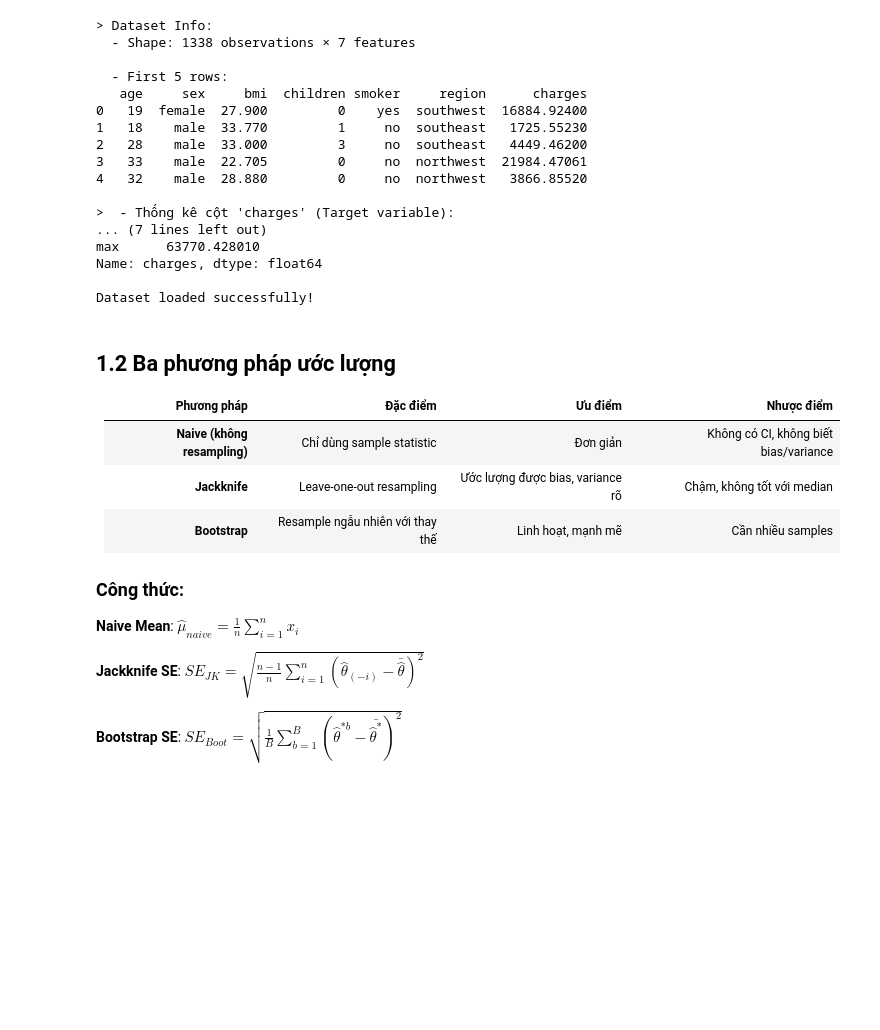
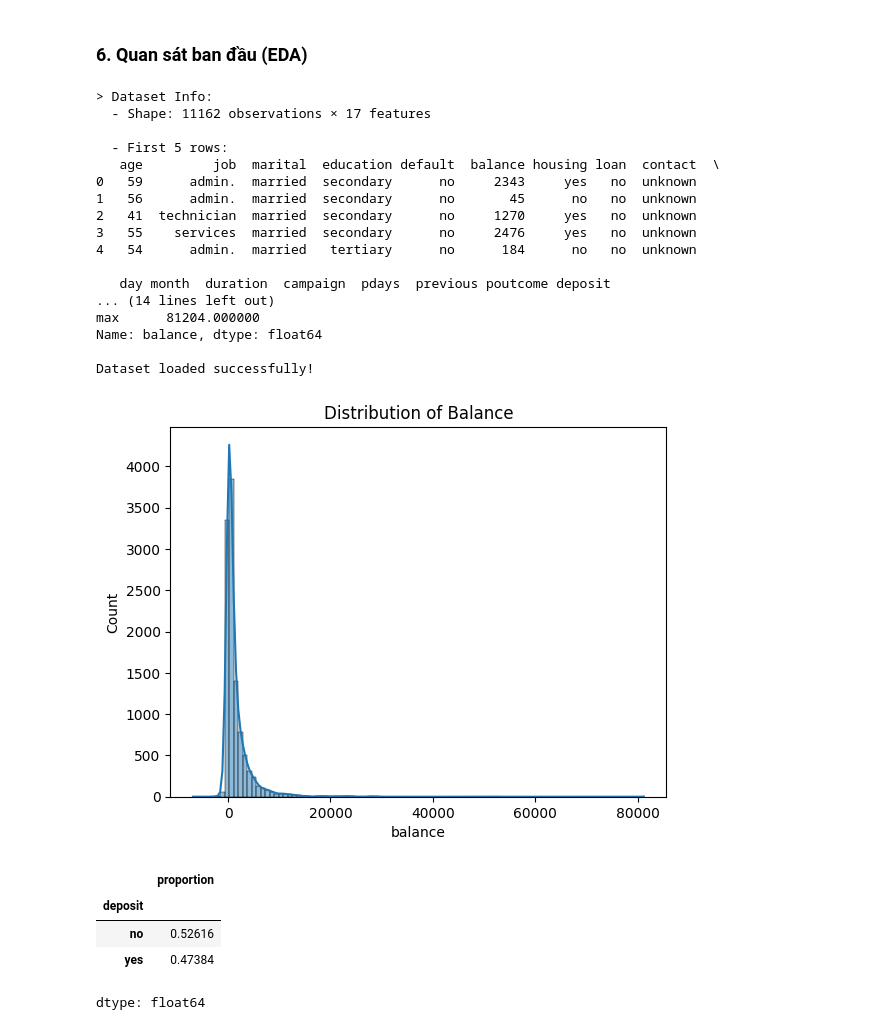
Before and after one commit to Bubusr/MSA-Resampling-Methods, a Jupyter notebook: experiments/1_Estimation_Lab.ipynb, the cells around one changed output. Cells and saved outputs as stored; diff of their text form; code cells hidden in the pictures; blank space fills up the shorter version.

```diff
--- a/experiments/1_Estimation_Lab.ipynb
+++ b/experiments/1_Estimation_Lab.ipynb
@@ -68,49 +117,47 @@ data/  modules/  sample_data/  utils/
+# %% [markdown]
+### 6. Quan sát ban đầu (EDA)
 # %%
-import pandas as pd
-
 # Tải và hiển thị thông tin dataset
-df = pd.read_csv('data/insurance.csv')
+df = pd.read_csv('data/bank.csv')
 
 print("> Dataset Info:")
 print(f"  - Shape: {df.shape[0]} observations × {df.shape[1]} features")
 print(f"\n  - First 5 rows:")
 print(df.head())
 
-print(f"\n>  - Thống kê cột 'charges' (Target variable):")
-print(df['charges'].describe())
+print(f"\n>  - Thống kê cột 'balance' (Target variable):")
+print(df['balance'].describe())
 
 print(f"\nDataset loaded successfully!")
+
+# Vẽ biểu đồ phân phối của cột 'balance'
+sns.histplot(df["balance"], bins=100, kde=True)
+plt.title("Distribution of Balance")
+plt.show()
+
+# Tính tỷ lệ phần trăm của từng loại giá trị trong cột 'deposit'
+df["deposit"].value_counts(normalize=True)
 # %% [output]
 > Dataset Info:
-  - Shape: 1338 observations × 7 features
+  - Shape: 11162 observations × 17 features
 
   - First 5 rows:
-   age     sex     bmi  children smoker     region      charges
-0   19  female  27.900         0    yes  southwest  16884.92400
-1   18    male  33.770         1     no  southeast   1725.55230
-2   28    male  33.000         3     no  southeast   4449.46200
-3   33    male  22.705         0     no  northwest  21984.47061
-4   32    male  28.880         0     no  northwest   3866.85520
+   age         job  marital  education default  balance housing loan  contact  \
+0   59      admin.  married  secondary      no     2343     yes   no  unknown
+1   56      admin.  married  secondary      no       45      no   no  unknown
+2   41  technician  married  secondary      no     1270     yes   no  unknown
+3   55    services  married  secondary      no     2476     yes   no  unknown
+4   54      admin.  married   tertiary      no      184      no   no  unknown
 
->  - Thống kê cột 'charges' (Target variable):
-... (7 lines left out)
-max      63770.428010
-Name: charges, dtype: float64
+   day month  duration  campaign  pdays  previous poutcome deposit
+... (14 lines left out)
+max      81204.000000
+Name: balance, dtype: float64
 
 Dataset loaded successfully!
+[figure, added]
+|  | proportion |
+| deposit |  |
+| no | 0.52616 |
+| yes | 0.47384 |
+dtype: float64
-# %% [markdown]
-## 1.2 Ba phương pháp ước lượng
-
-| Phương pháp | Đặc điểm | Ưu điểm | Nhược điểm |
-|---|---|---|---|
-| **Naive (không resampling)** | Chỉ dùng sample statistic | Đơn giản | Không có CI, không biết bias/variance |
-| **Jackknife** | Leave-one-out resampling | Ước lượng được bias, variance rõ | Chậm, không tốt với median |
-| **Bootstrap** | Resample ngẫu nhiên với thay thế | Linh hoạt, mạnh mẽ | Cần nhiều samples |
-
-### Công thức:
-
-**Naive Mean**: $\hat{\mu}_{naive} = \frac{1}{n} \sum_{i=1}^{n} x_i$
-
-**Jackknife SE**: $SE_{JK} = \sqrt{\frac{n-1}{n} \sum_{i=1}^{n} (\hat{\theta}_{(-i)} - \bar{\hat{\theta}})^2}$
-
-**Bootstrap SE**: $SE_{Boot} = \sqrt{\frac{1}{B} \sum_{b=1}^{B} (\hat{\theta}^{*b} - \bar{\hat{\theta}^*})^2}$
```
Also changed, not shown: parts of 31 cells of this notebook, 6 other files.
